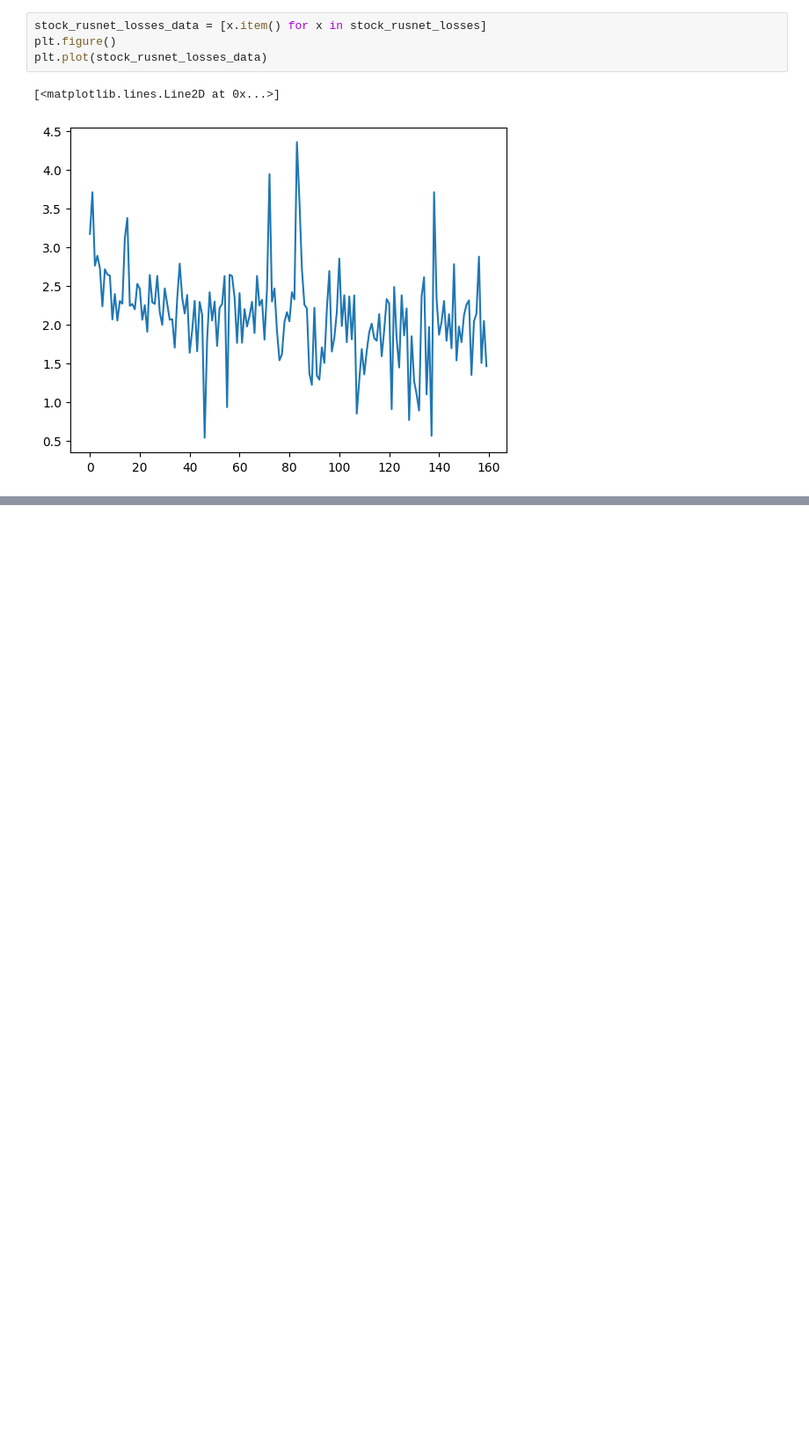
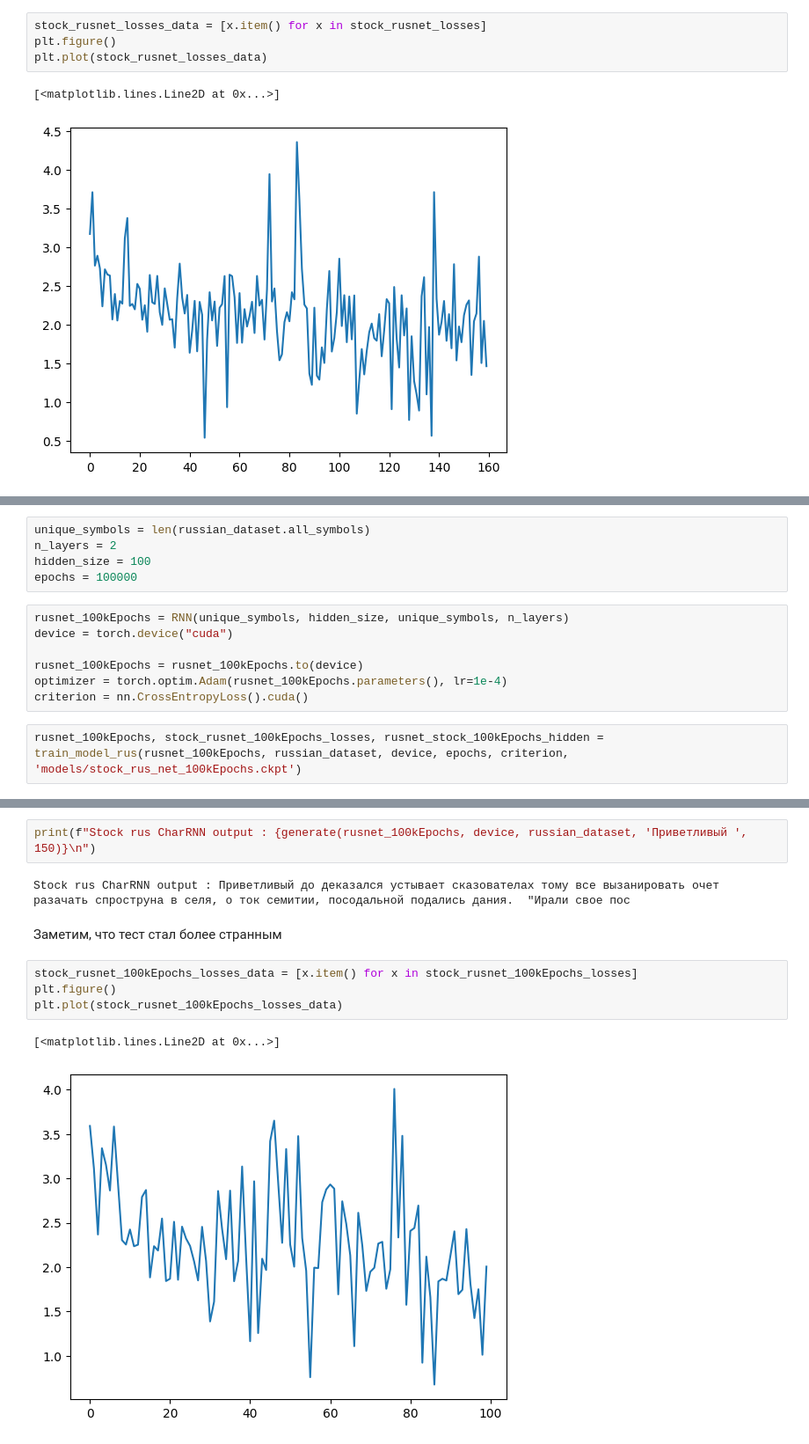
Before and after one commit to HabKaffee/CharRNN_Lab, a Jupyter notebook: Lab4.ipynb, the cells around one changed output, grey strips where cells are left out. Shown: that part at 88% size. Cells and saved outputs as stored; diff of their text form; blank space fills up the shorter version.

```diff
--- a/Lab4.ipynb
+++ b/Lab4.ipynb
@@ -639,0 +616,14 @@ plt.plot(stock_rusnet_losses_data)
+# %%
+unique_symbols = len(russian_dataset.all_symbols)
+n_layers = 2
+hidden_size = 100
+epochs = 100000
+# %%
+rusnet_100kEpochs = RNN(unique_symbols, hidden_size, unique_symbols, n_layers)
+device = torch.device("cuda")
+
+rusnet_100kEpochs = rusnet_100kEpochs.to(device)
+optimizer = torch.optim.Adam(rusnet_100kEpochs.parameters(), lr=1e-4)
+criterion = nn.CrossEntropyLoss().cuda()
+# %%
+rusnet_100kEpochs, stock_rusnet_100kEpochs_losses, rusnet_stock_100kEpochs_hidden = train_model_rus(rusnet_100kEpochs, russian_dataset, device, epochs, criterion, 'models/stock_rus_net_100kEpochs.ckpt')
@@ -639,0 +648,13 @@ plt.plot(stock_rusnet_losses_data)
+# %%
+print(f"Stock rus CharRNN output : {generate(rusnet_100kEpochs, device, russian_dataset, 'Приветливый ', 150)}\n")
+# %% [output]
+Stock rus CharRNN output : Приветливый до деказался устывает сказователах тому все вызанировать очет разачать спроструна в селя, о ток семитии, посодальной подались дания.  "Ирали свое пос
+# %% [markdown]
+Заметим, что тест стал более странным
+# %%
+stock_rusnet_100kEpochs_losses_data = [x.item() for x in stock_rusnet_100kEpochs_losses]
+plt.figure()
+plt.plot(stock_rusnet_100kEpochs_losses_data)
+# %% [output]
+[<matplotlib.lines.Line2D at 0x...>]
+[figure, added]
```
Also changed, not shown: parts of 74 cells of this notebook.
